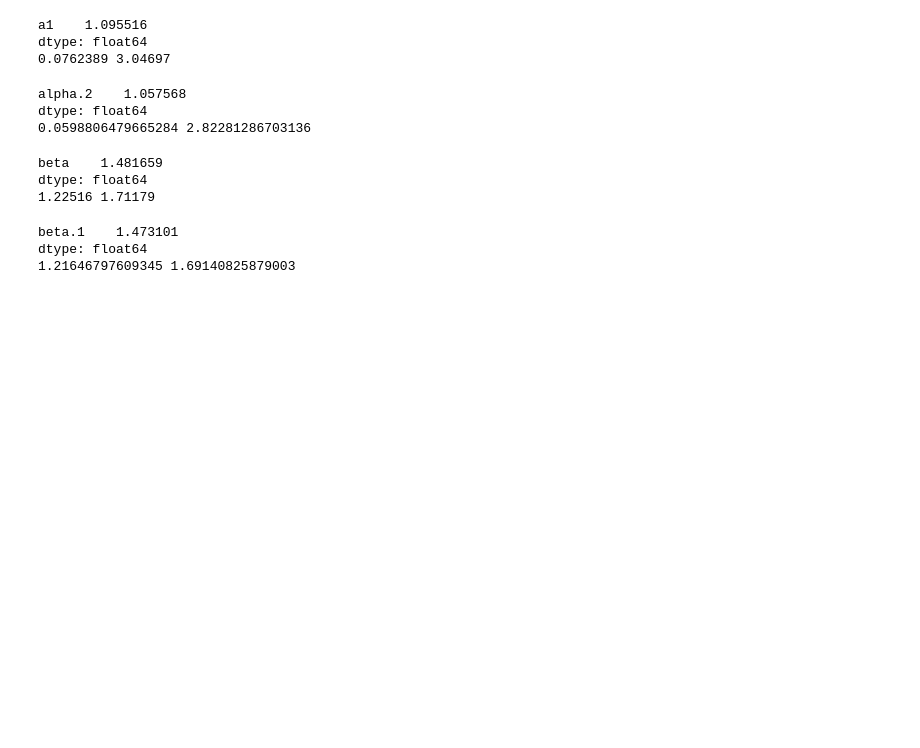
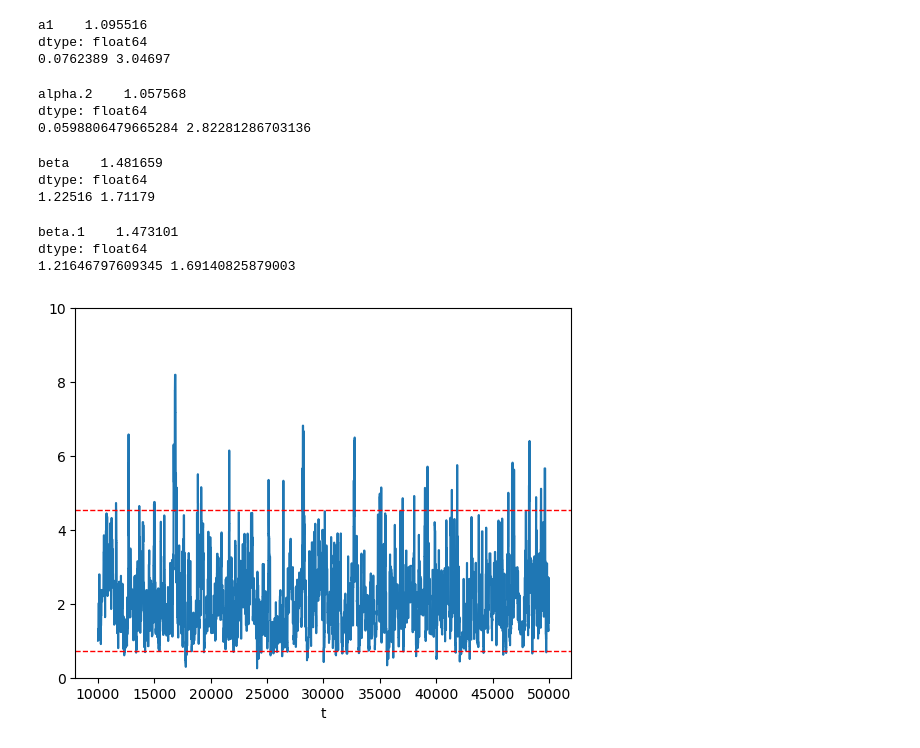
Before and after one commit to meowliono/compositeILM, a Jupyter notebook: compositeILM/plot.ipynb, the cells around one changed output. Saved outputs shown, nothing was run; the diff lists cells and outputs as text; code cells hidden in the pictures; blank space fills up the shorter version.

```diff
--- a/compositeILM/plot.ipynb
+++ b/compositeILM/plot.ipynb
@@ -300,3 +316,20 @@ print(samples_epi_beta.quantile(0.025)[0], samples_epi_beta.quantile(0.975)[0])
 beta.1    1.473101
 dtype: float64
 1.21646797609345 1.69140825879003
+# %%
+samples_log = pd.read_csv('samples_logtransform.csv')
+# %%
+samples_log_a0 = pd.DataFrame(samples_log["a0"])
+samples_log_a1 = pd.DataFrame(samples_log["a1"])
+samples_log_beta = pd.DataFrame(samples_log["beta"])
+# %%
+times = range(9999,50000)
+plt.plot(times, samples_log_a0[9999:50000])
+plt.ylim(0, 10)
+plt.xlabel("t")
+plt.ylabel("")
+plt.axhline(samples_log_a0.quantile(0.025)[0],color = "red", linestyle = "--", linewidth = 1)
+plt.axhline(samples_log_a0.quantile(0.975)[0],color = "red", linestyle = "--", linewidth = 1)
+plt.show()
+# %% [output]
+[figure, added]
```
Also changed, not shown: parts of 8 cells of this notebook, 42 other files.
